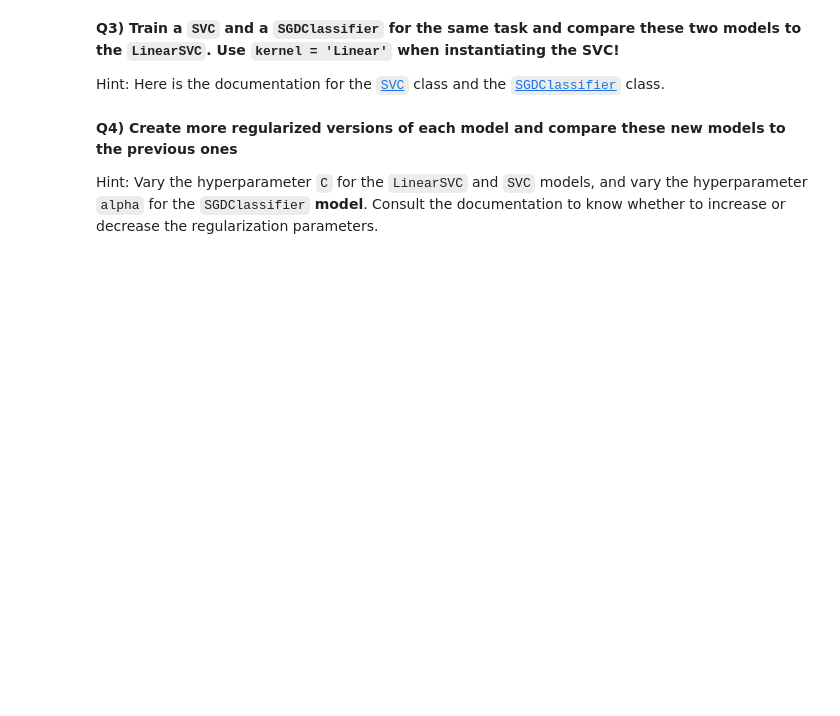
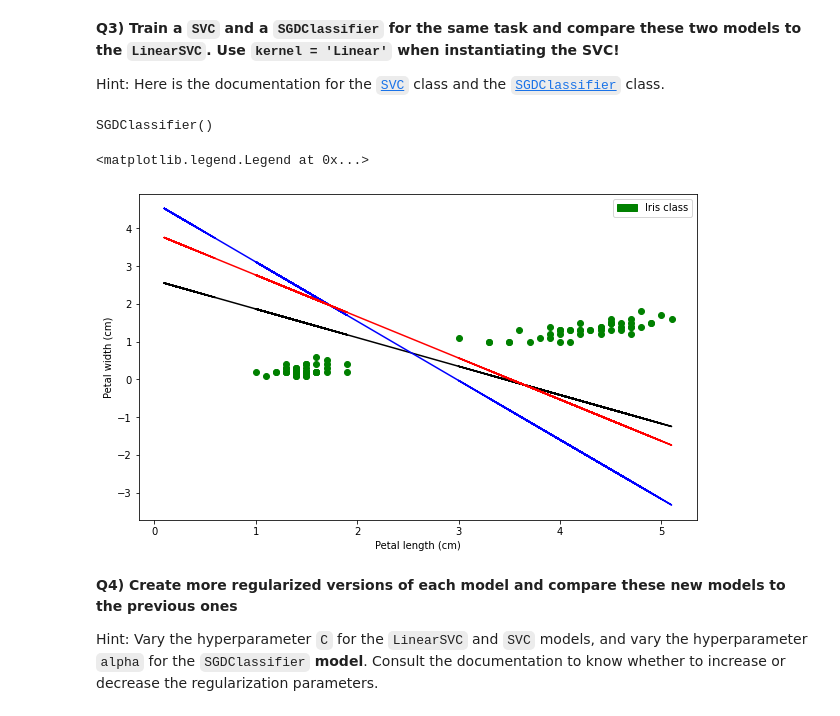
Before and after one commit to AlePol27/2022_ML_Earth_Env_Sci, a Jupyter notebook: Lab_Notebooks/S3_1_SVM.ipynb, the cells around one changed output. Cells and saved outputs as stored; diff of their text form; code cells hidden in the pictures; blank space fills up the shorter version.

```diff
--- a/Lab_Notebooks/S3_1_SVM.ipynb
+++ b/Lab_Notebooks/S3_1_SVM.ipynb
@@ -96,5 +102,17 @@ TypeError: ignored
 Hint: Here is the documentation for the [`SVC`](https://scikit-learn.org/stable/modules/generated/sklearn.svm.SVC.html) class and the [`SGDClassifier`](https://scikit-learn.org/stable/modules/generated/sklearn.linear_model.SGDClassifier.html) class.
 # %%
 # Fit the `SVC` and the `SGDClassifier` to the pre-processed dataset
+from sklearn.svm import SVC
+from sklearn.linear_model import SGDClassifier
+SVC2 = SVC(kernel = 'linear')
+SGD = SGDClassifier()
+SVC2.fit(X, y)
+SGD.fit(X, y)
+# %% [output]
+SGDClassifier()
 # %%
 # Calculate their weights and intercepts
+W1 = SVC2.coef_[0]
+I1 = SVC2.intercept_
+W2 = SGD.coef_[0]
+I2 = SGD.intercept_
@@ -103,3 +119,20 @@ Hint: Here is the documentation for the [`SVC`](https://scikit-learn.org/stable/
+# %%
+# Plot all three decision boundaries on the same labeled figure
+y_b1 = - (W1[0] * X + I1[0]) / W1[1]
+y_b2 = - (W2[0] * X + I2[0]) / W2[1]
+
+plt.subplots(figsize = (10, 6))
+plt.plot(X, y_b, c = 'k')
+plt.plot(X, y_b1, c = 'b')
+plt.plot(X, y_b2, c = 'r')
+plt.scatter(X[:, 0], X[:, 1], c = 'g')
+plt.xlabel("Petal length (cm)")
+plt.ylabel("Petal width (cm)")
+leg = mpatches.Patch(color = 'g', label = 'Iris class')
+plt.legend(handles = [leg], loc = 'upper right')
+# %% [output]
+<matplotlib.legend.Legend at 0x...>
+[figure, added]
 # %% [markdown]
 **Q4) Create more regularized versions of each model and compare these new models to the previous ones**
 
```
Also changed, not shown: parts of 10 cells of this notebook.
